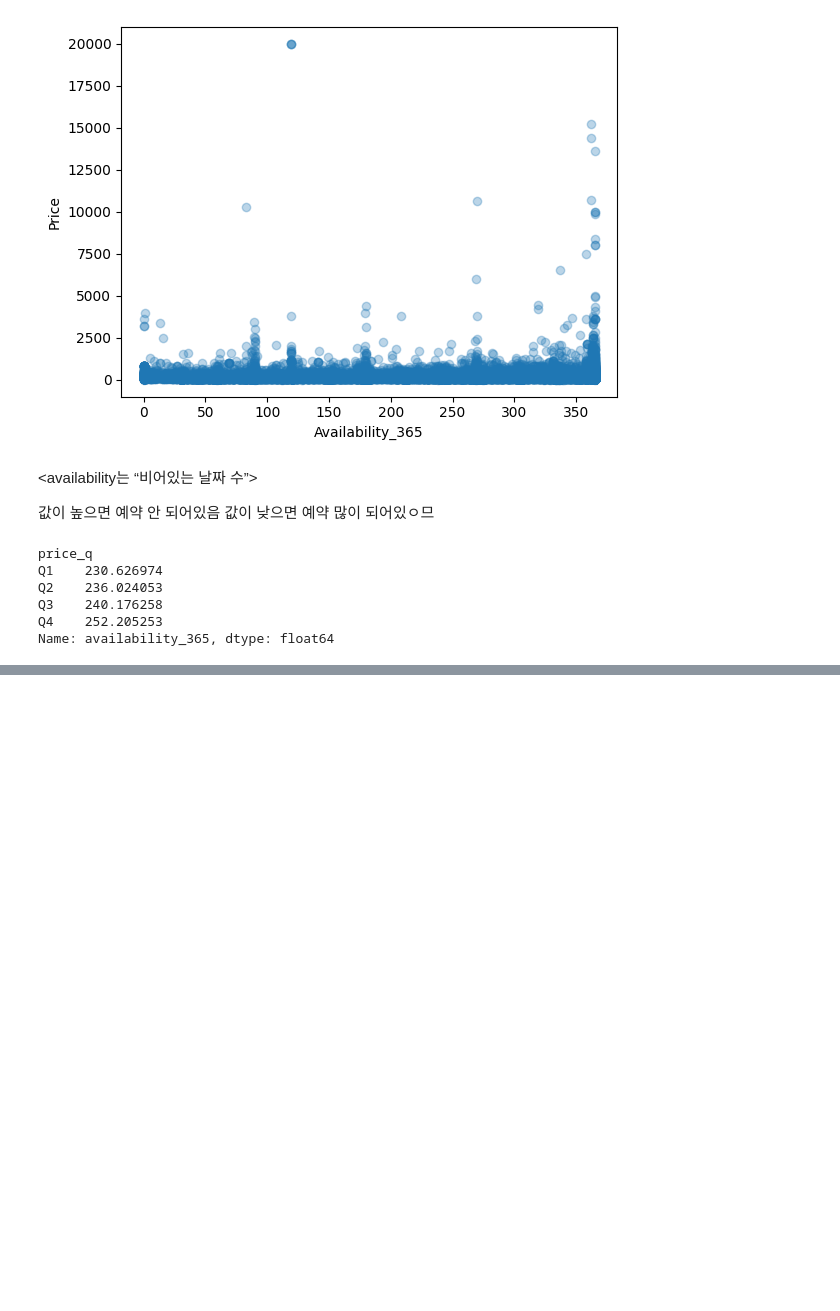
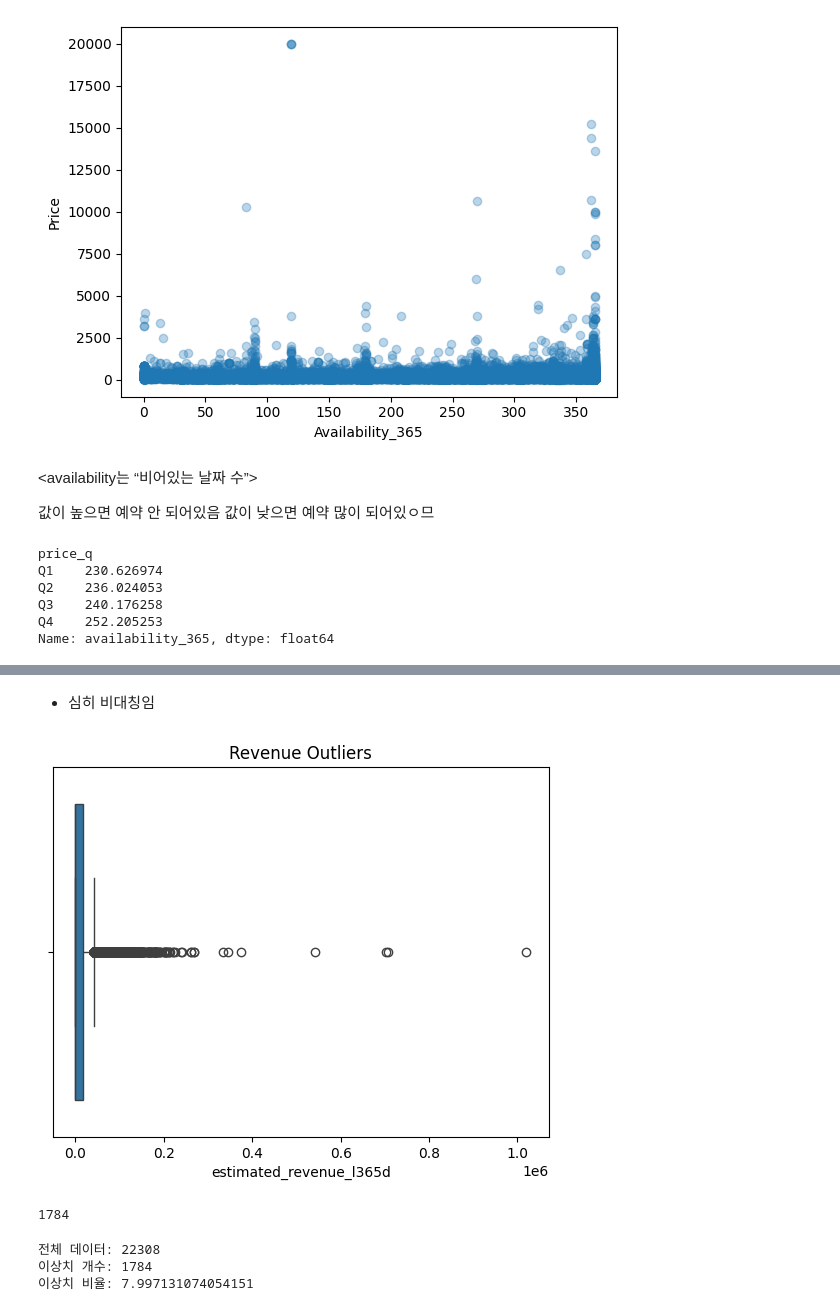
Before and after one commit to motimit/second_project, a Jupyter notebook: Hyebeen_EDA/project-혜빈.ipynb, the cells around one changed output, grey strips where cells are left out. Saved outputs shown, nothing was run; the diff lists cells and outputs as text; code cells hidden in the pictures; blank space fills up the shorter version.

```diff
--- a/Hyebeen_EDA/project-혜빈.ipynb
+++ b/Hyebeen_EDA/project-혜빈.ipynb
@@ -534,0 +770,31 @@ Name: availability_365, dtype: float64
+# %% [markdown]
+- 심히 비대칭임
+# %%
+# 이상치
+sns.boxplot(x=df['estimated_revenue_l365d'])
+plt.title("Revenue Outliers")
+plt.show()
+# %% [output]
+[figure, added]
+# %%
+Q1 = df['estimated_revenue_l365d'].quantile(0.25)
+Q3 = df['estimated_revenue_l365d'].quantile(0.75)
+
+IQR = Q3 - Q1
+
+lower = Q1 - 1.5 * IQR
+upper = Q3 + 1.5 * IQR
+
+outliers = df[(df['estimated_revenue_l365d'] < lower) | (df['estimated_revenue_l365d'] > upper)]
+
+print(len(outliers))
+# %% [output]
+1784
+# %%
+print("전체 데이터:", len(df))
+print("이상치 개수:", len(outliers))
+print("이상치 비율:", len(outliers)/len(df)*100)
+# %% [output]
+전체 데이터: 22308
+이상치 개수: 1784
+이상치 비율: 7.997131074054151
```
Also changed, not shown: parts of 41 cells of this notebook.
